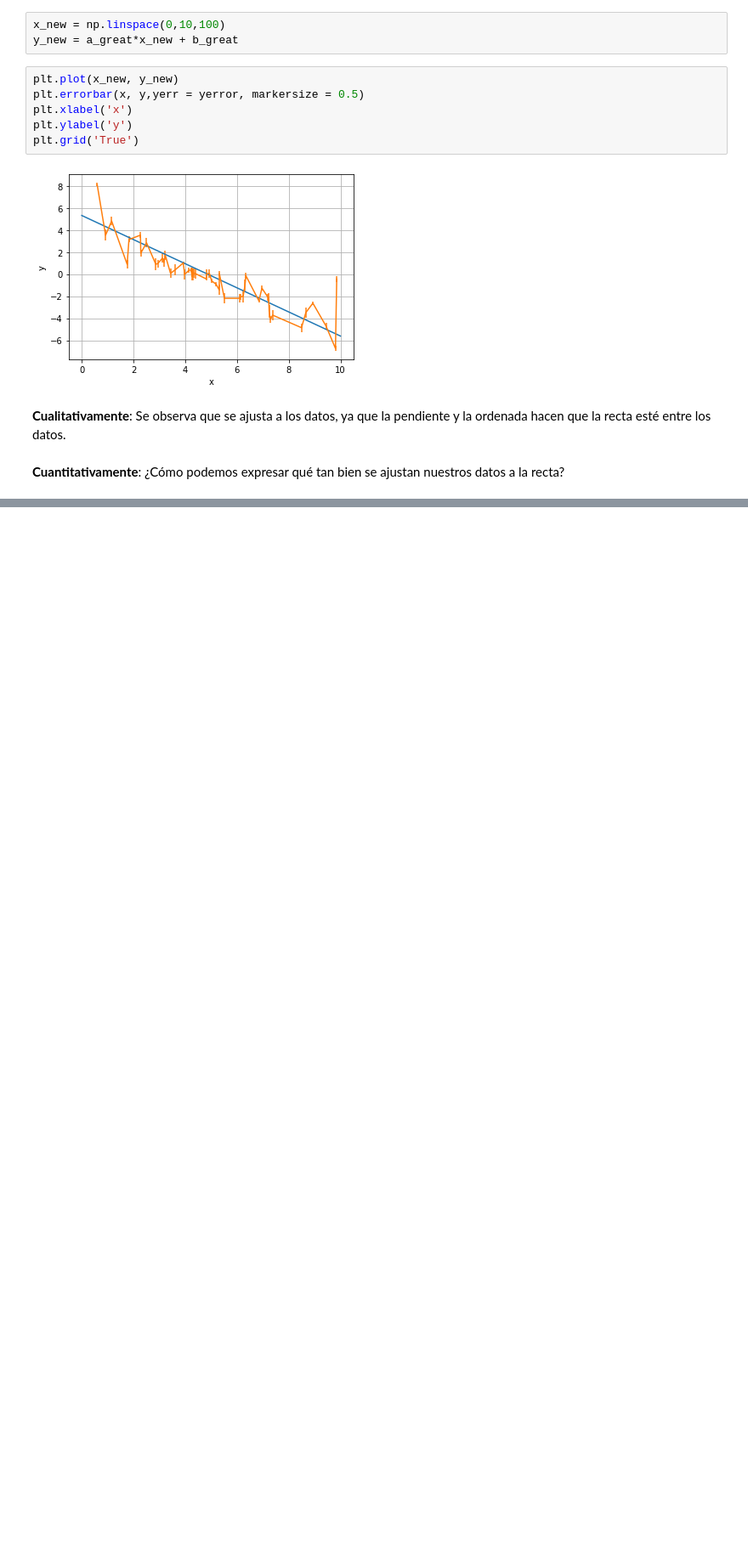
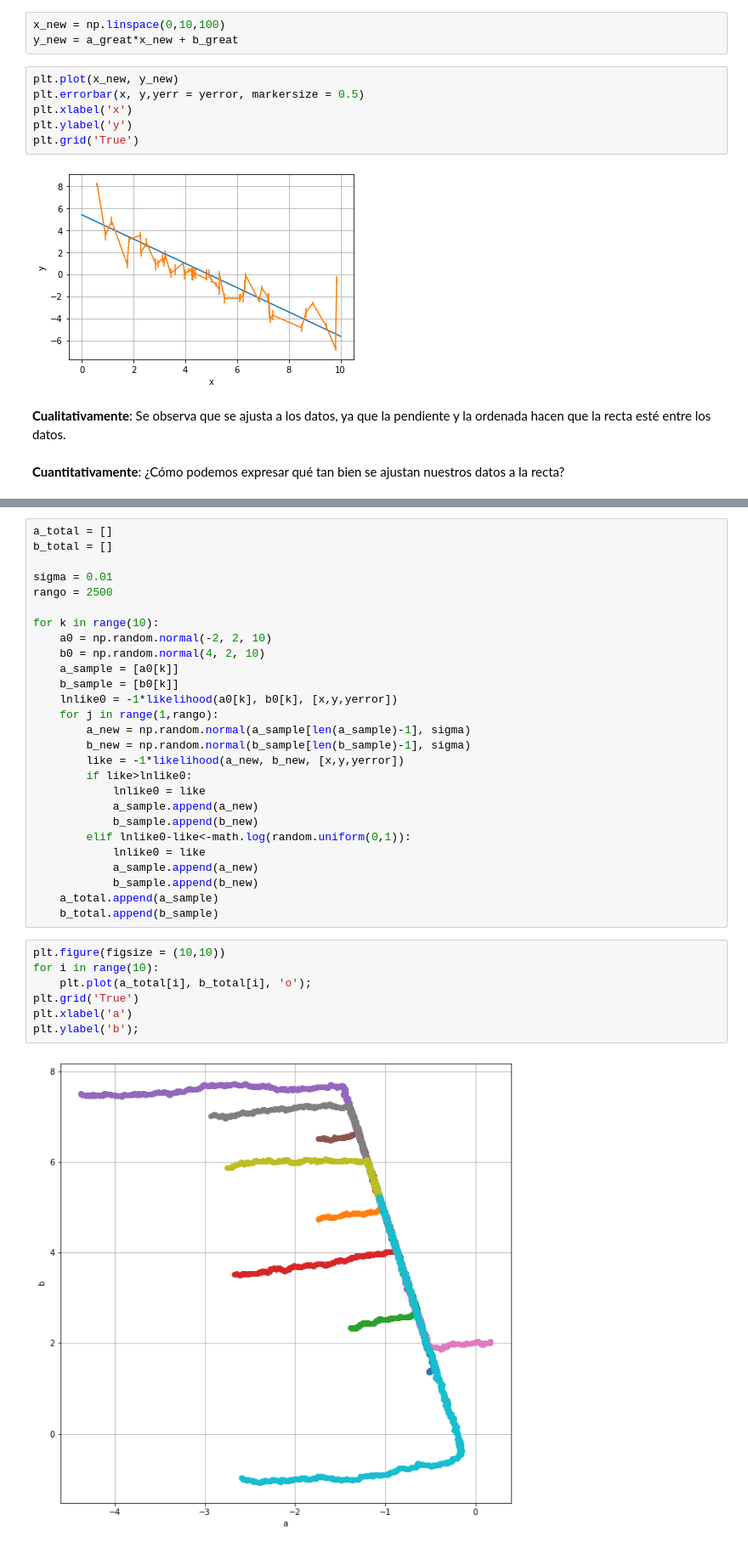
Before and after one commit to DCIDA2019/da2019-anaisabelotodo, a Jupyter notebook: Semana9/Untitled.ipynb, the cells around one changed output, grey strips where cells are left out. Shown at 85% size. Cells and saved outputs as stored; diff of their text form; blank space fills up the shorter version.

```diff
--- a/Semana9/Untitled.ipynb
+++ b/Semana9/Untitled.ipynb
@@ -122,0 +125,36 @@ plt.grid('True')
+# %%
+a_total = []
+b_total = []
+
+sigma = 0.01
+rango = 2500
+
+for k in range(10):
+    a0 = np.random.normal(-2, 2, 10)
+    b0 = np.random.normal(4, 2, 10)
+    a_sample = [a0[k]]
+    b_sample = [b0[k]]
+    lnlike0 = -1*likelihood(a0[k], b0[k], [x,y,yerror])
+    for j in range(1,rango):
+        a_new = np.random.normal(a_sample[len(a_sample)-1], sigma)
+        b_new = np.random.normal(b_sample[len(b_sample)-1], sigma)
+        like = -1*likelihood(a_new, b_new, [x,y,yerror])
+        if like>lnlike0:
+            lnlike0 = like
+            a_sample.append(a_new)
+            b_sample.append(b_new)
+        elif lnlike0-like<-math.log(random.uniform(0,1)):
+            lnlike0 = like
+            a_sample.append(a_new)
+            b_sample.append(b_new)
+    a_total.append(a_sample)
+    b_total.append(b_sample)
+# %%
+plt.figure(figsize = (10,10))
+for i in range(10):
+    plt.plot(a_total[i], b_total[i], 'o');
+plt.grid('True')
+plt.xlabel('a')
+plt.ylabel('b');
+# %% [output]
+[figure, added]
```
Also changed, not shown: parts of 44 cells of this notebook.
